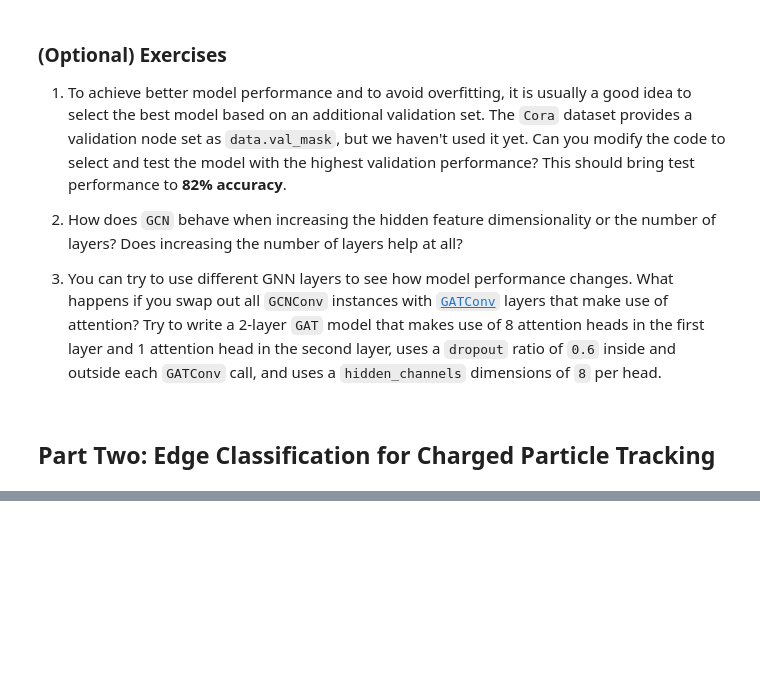
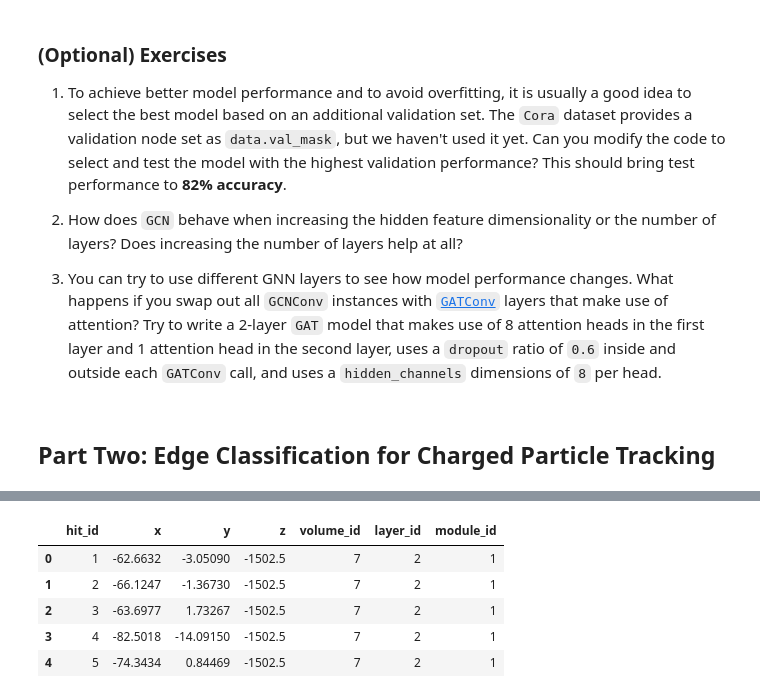
Before and after one commit to savvy379/codashep_ml_2022, a Jupyter notebook: lecture4_gnns/Graph_Neural_Networks.ipynb, the cells around one changed output, grey strips where cells are left out. Cells and saved outputs as stored; diff of their text form; code cells hidden in the pictures; blank space fills up the shorter version.

```diff
--- a/lecture4_gnns/Graph_Neural_Networks.ipynb
+++ b/lecture4_gnns/Graph_Neural_Networks.ipynb
@@ -424,0 +478,10 @@ pd.read_csv('lecture4_gnns/trackml/event000000200-cells.csv')
+# %%
+hits=pd.read_csv('lecture4_gnns/trackml/event000000200-hits.csv')
+hits.head()
+# %% [output]
+|  | hit_id | x | y | z | volume_id | layer_id | module_id |
+| 0 | 1 | -62.6632 | -3.05090 | -1502.5 | 7 | 2 | 1 |
+| 1 | 2 | -66.1247 | -1.36730 | -1502.5 | 7 | 2 | 1 |
+| 2 | 3 | -63.6977 | 1.73267 | -1502.5 | 7 | 2 | 1 |
+| 3 | 4 | -82.5018 | -14.09150 | -1502.5 | 7 | 2 | 1 |
+| 4 | 5 | -74.3434 | 0.84469 | -1502.5 | 7 | 2 | 1 |
```
Also changed, not shown: parts of 7 cells of this notebook.
